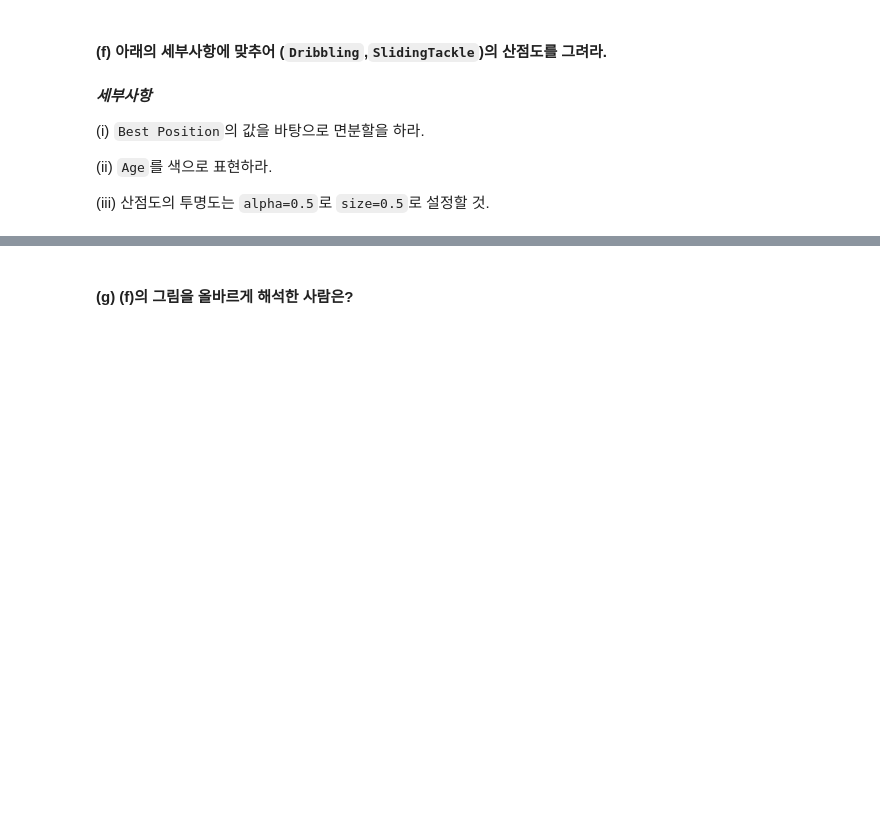
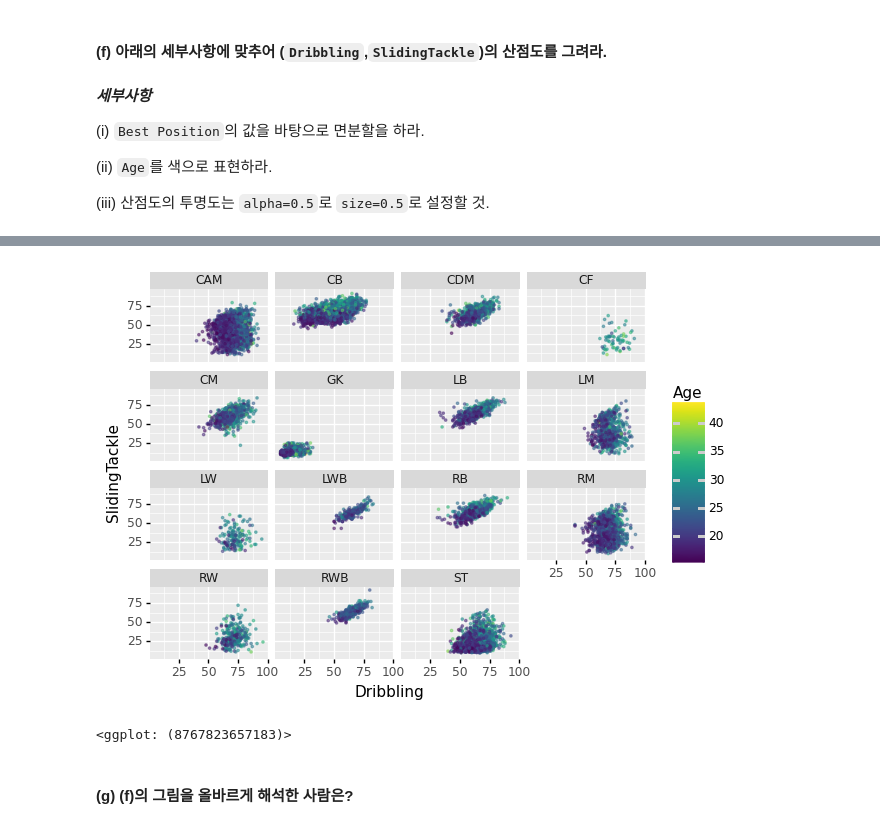
Before and after one commit to guebin/2021STDV, a Jupyter notebook: _notebooks/2021-11-07-midsol.ipynb, the cells around one changed output, grey strips where cells are left out. Drawn from its saved outputs; the diff is of its cells as text; code cells hidden in the pictures; blank space fills up the shorter version.

````diff
--- a/_notebooks/2021-11-07-midsol.ipynb
+++ b/_notebooks/2021-11-07-midsol.ipynb
@@ -67,5 +67,8 @@ y=[1,2,4,3]
 ```python
 df=pd.read_csv('https://raw.githubusercontent.com/guebin/2021DV/master/_notebooks/2021-10-25-FIFA22_official_data.csv')
 ```
+# %%
+import pandas as pd
+df=pd.read_csv('https://raw.githubusercontent.com/guebin/2021DV/master/_notebooks/2021-10-25-FIFA22_official_data.csv')
 # %% [markdown]
 #### (a) `Loaned From`,`Marking` 열을 선택하는 코드를 작성하고 값을 확인하라.
@@ -116,3 +214,10 @@ def convert_currency(value):
+# %%
+ggplot(df)\
++geom_point(aes(x='Dribbling',y='SlidingTackle',color='Age'),alpha=0.5,size=0.5)\
++facet_wrap('Best Position')
+# %% [output]
+[figure, added]
+<ggplot: (8767823657183)>
 # %% [markdown]
 #### (g) (f)의 그림을 올바르게 해석한 사람은?
 # %% [markdown]
````
Also changed, not shown: parts of 23 cells of this notebook.
